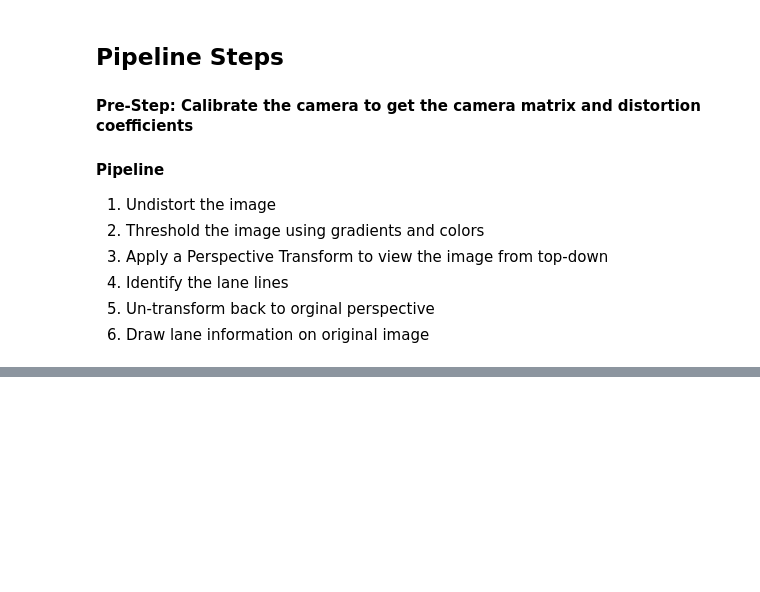
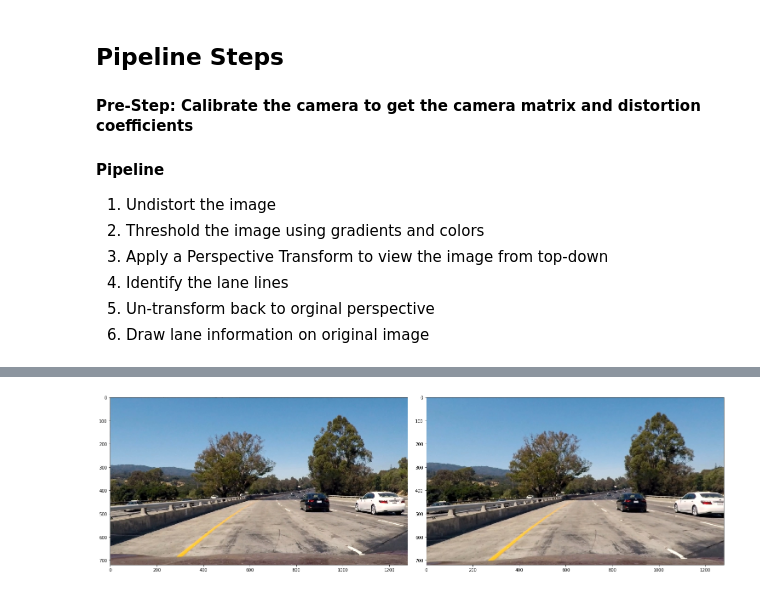
Before and after one commit to SlothFriend/CarND-Term1-P4, a Jupyter notebook: pipeline.ipynb, the cells around one changed output, grey strips where cells are left out. Drawn from its saved outputs; the diff is of its cells as text; code cells hidden in the pictures; blank space fills up the shorter version.

```diff
--- a/pipeline.ipynb
+++ b/pipeline.ipynb
@@ -64,0 +93,6 @@ for im_path in im_paths:
+# %%
+img = mpimg.imread('./test_images/test1.jpg')
+undistorted = undistort(img)
+side_by_side_plot(img, undistorted)
+# %% [output]
+[figure, added]
```
Also changed, not shown: parts of 16 cells of this notebook.
